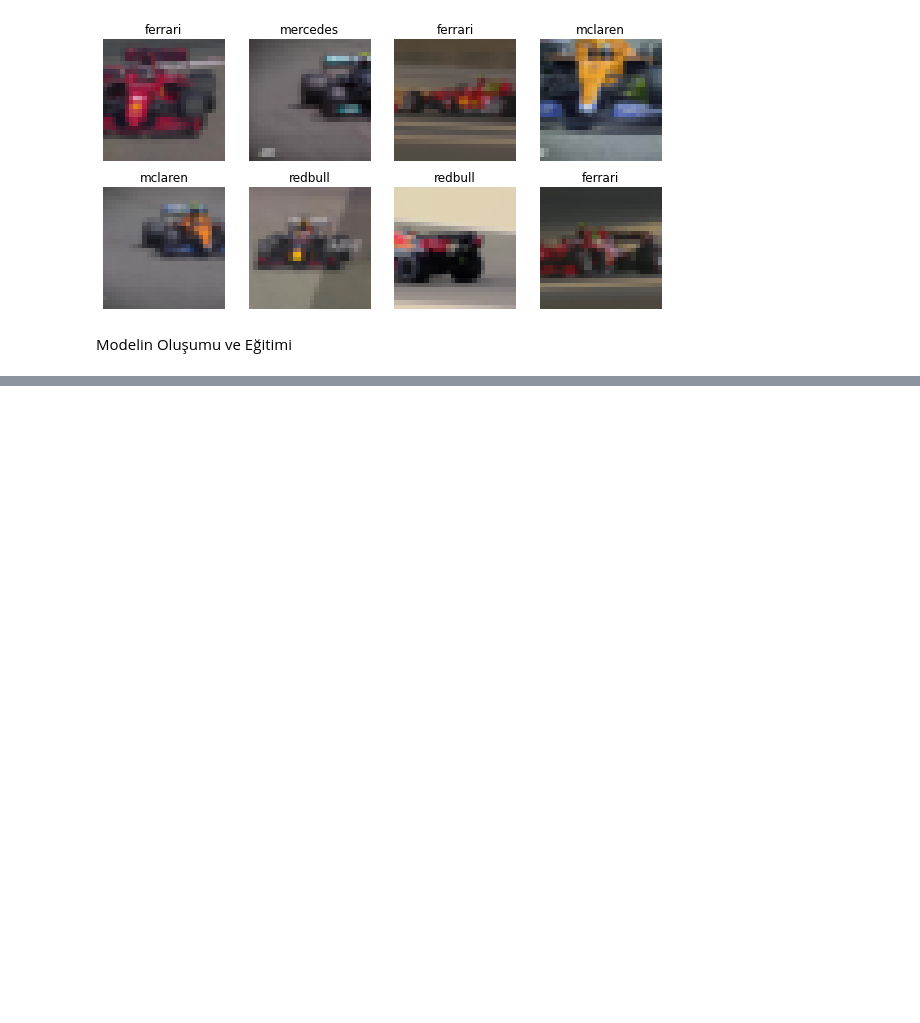
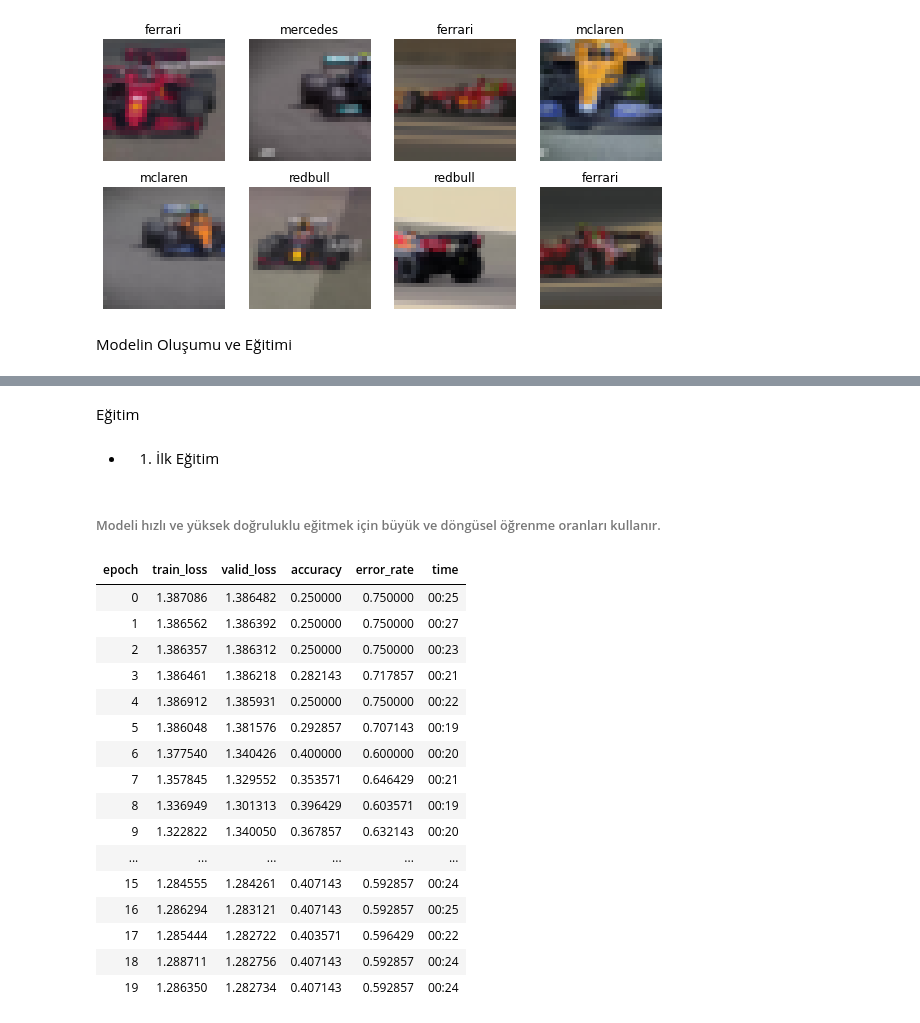
Before and after one commit to omeryildizce/Yapay_Zeka_ve_Bilgisayarli_Goru, a Jupyter notebook: Bolum_03_FastAi/c01_FastAi.ipynb, the cells around one changed output, grey strips where cells are left out. Drawn from its saved outputs; the diff is of its cells as text; code cells hidden in the pictures; blank space fills up the shorter version.

Commit message:
Update c01_FastAi.ipynb
Fine tune ve normal eğitim yapıldı.

```diff
--- a/Bolum_03_FastAi/c01_FastAi.ipynb
+++ b/Bolum_03_FastAi/c01_FastAi.ipynb
@@ -49,16 +49,14 @@ model = nn.Sequential(
     nn.ReLU(),
     nn.Flatten(),
 
-    nn.Linear(400,133),
+    nn.Linear(400,200),
+    nn.Linear(200,50),
     nn.ReLU(),
-    nn.Linear(133,76),
+    nn.Linear(50,25),
     nn.ReLU(),
-    nn.Linear(76,29),
-    nn.ReLU(),
-    nn.Linear(29,13),
-    nn.ReLU(),
-    nn.Linear(13,4),
-
+    nn.Linear(25,8),
+    nn.Linear(8,4),
+    nn.Softmax()
 
 )
 # %%
@@ -107,3 +104,29 @@ Callbacks:
   - TrainEvalCallback
   - Recorder
   - ProgressCallback
+# %% [markdown]
+Eğitim
+# %% [markdown]
+ - 1. İlk Eğitim
+# %% [markdown]
+###### Modeli hızlı ve yüksek doğruluklu eğitmek için büyük ve döngüsel öğrenme oranları kullanır.
+# %%
+learn.fit_one_cycle(20)
+# %% [output]
+| epoch | train_loss | valid_loss | accuracy | error_rate | time |
+| 0 | 1.387086 | 1.386482 | 0.250000 | 0.750000 | 00:25 |
+| 1 | 1.386562 | 1.386392 | 0.250000 | 0.750000 | 00:27 |
+| 2 | 1.386357 | 1.386312 | 0.250000 | 0.750000 | 00:23 |
+| 3 | 1.386461 | 1.386218 | 0.282143 | 0.717857 | 00:21 |
+| 4 | 1.386912 | 1.385931 | 0.250000 | 0.750000 | 00:22 |
+| 5 | 1.386048 | 1.381576 | 0.292857 | 0.707143 | 00:19 |
+| 6 | 1.377540 | 1.340426 | 0.400000 | 0.600000 | 00:20 |
+| 7 | 1.357845 | 1.329552 | 0.353571 | 0.646429 | 00:21 |
+| 8 | 1.336949 | 1.301313 | 0.396429 | 0.603571 | 00:19 |
+| 9 | 1.322822 | 1.340050 | 0.367857 | 0.632143 | 00:20 |
+| ... | ... | ... | ... | ... | ... |
+| 15 | 1.284555 | 1.284261 | 0.407143 | 0.592857 | 00:24 |
+| 16 | 1.286294 | 1.283121 | 0.407143 | 0.592857 | 00:25 |
+| 17 | 1.285444 | 1.282722 | 0.403571 | 0.596429 | 00:22 |
+| 18 | 1.288711 | 1.282756 | 0.407143 | 0.592857 | 00:24 |
+| 19 | 1.286350 | 1.282734 | 0.407143 | 0.592857 | 00:24 |
```
Also changed, not shown: parts of 7 cells of this notebook.
